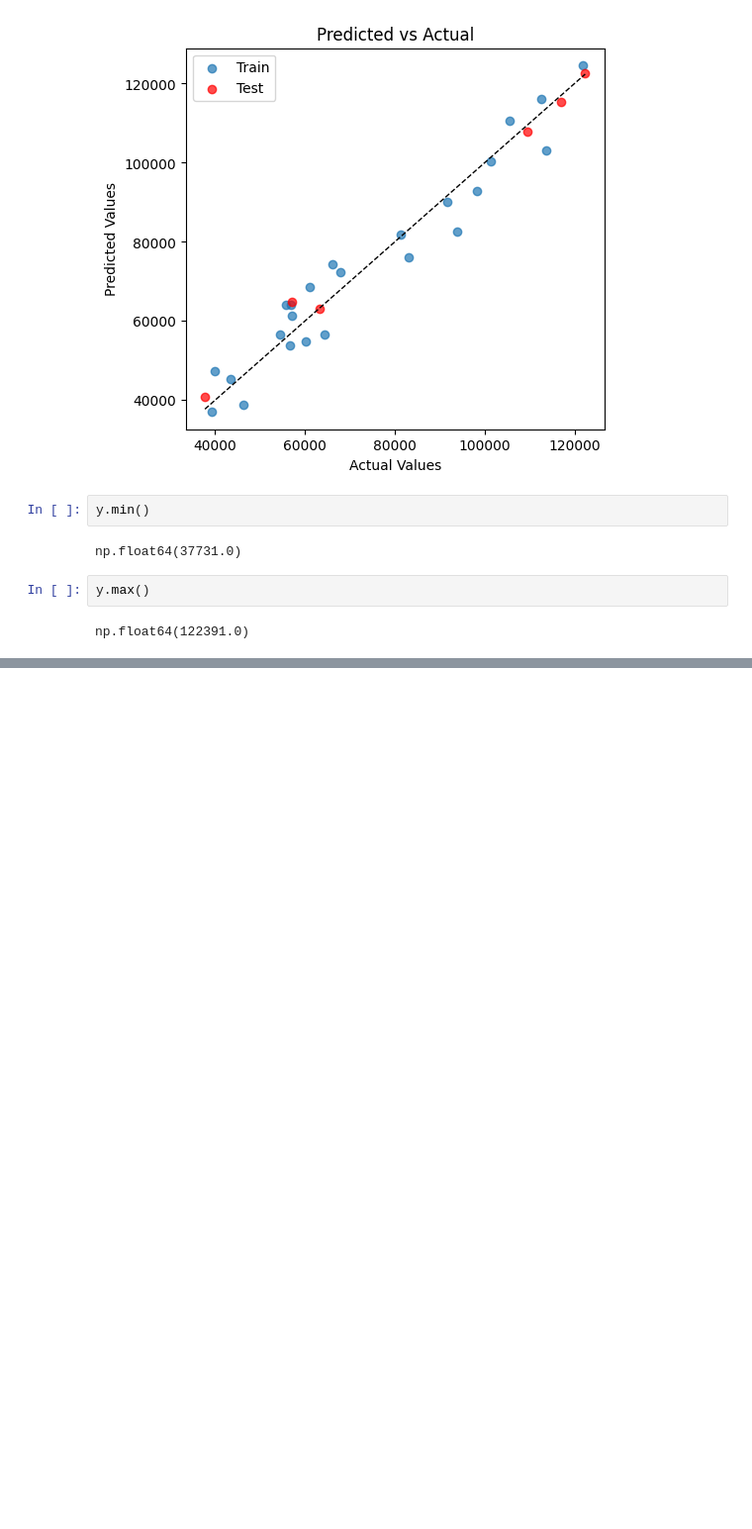
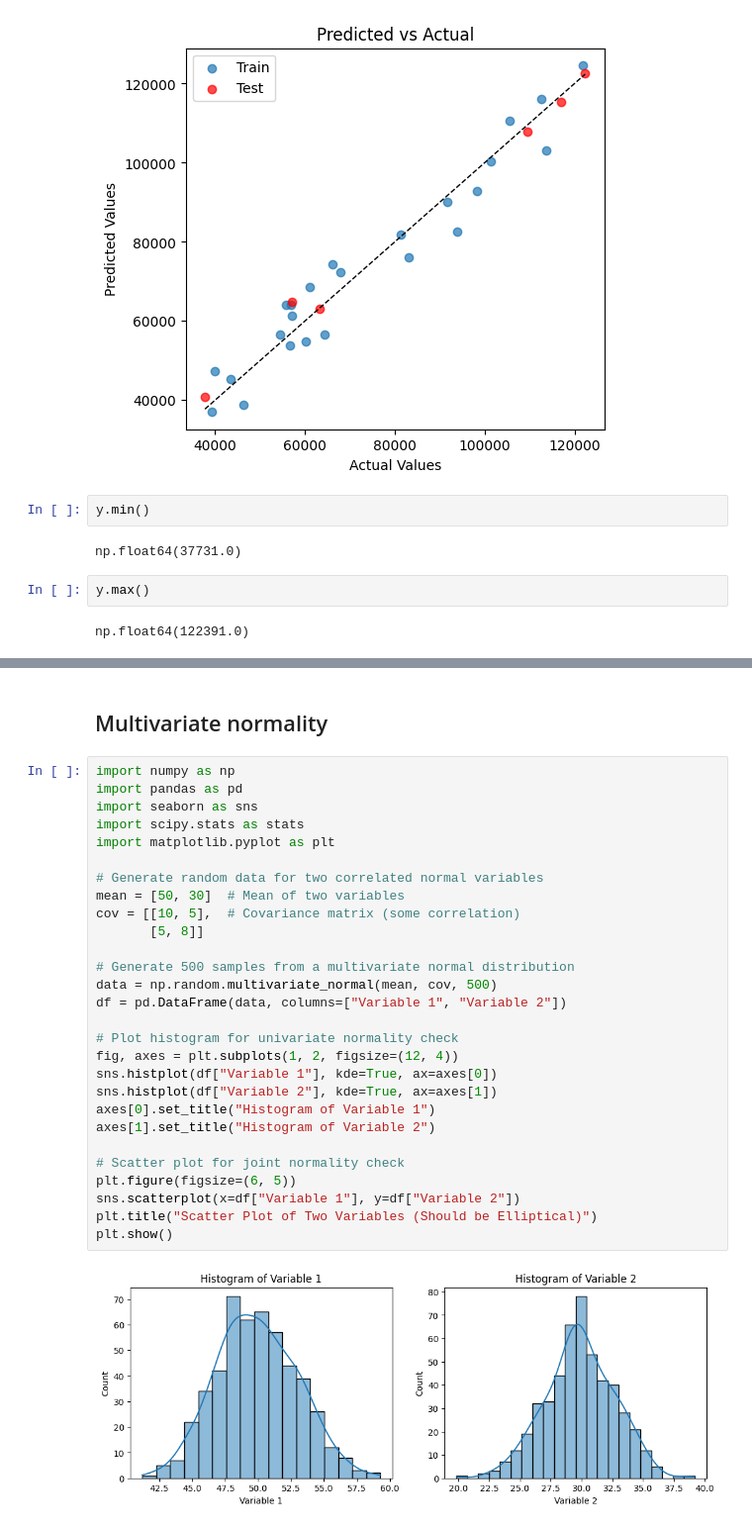
Before and after one commit to naven084k/MachineLearning, a Jupyter notebook: SimpleLinearRegression/SimpleLinearRegression.ipynb, the cells around one changed output, grey strips where cells are left out. Shown at 99% size. Drawn from its saved outputs; the diff is of its cells as text; blank space fills up the shorter version.

```diff
--- a/SimpleLinearRegression/SimpleLinearRegression.ipynb
+++ b/SimpleLinearRegression/SimpleLinearRegression.ipynb
@@ -69,0 +207,32 @@ np.float64(122391.0)
+# %% [markdown]
+## Multivariate normality
+# %%
+import numpy as np
+import pandas as pd
+import seaborn as sns
+import scipy.stats as stats
+import matplotlib.pyplot as plt
+
+# Generate random data for two correlated normal variables
+mean = [50, 30]  # Mean of two variables
+cov = [[10, 5],  # Covariance matrix (some correlation)
+       [5, 8]]
+
+# Generate 500 samples from a multivariate normal distribution
+data = np.random.multivariate_normal(mean, cov, 500)
+df = pd.DataFrame(data, columns=["Variable 1", "Variable 2"])
+
+# Plot histogram for univariate normality check
+fig, axes = plt.subplots(1, 2, figsize=(12, 4))
+sns.histplot(df["Variable 1"], kde=True, ax=axes[0])
+sns.histplot(df["Variable 2"], kde=True, ax=axes[1])
+axes[0].set_title("Histogram of Variable 1")
+axes[1].set_title("Histogram of Variable 2")
+
+# Scatter plot for joint normality check
+plt.figure(figsize=(6, 5))
+sns.scatterplot(x=df["Variable 1"], y=df["Variable 2"])
+plt.title("Scatter Plot of Two Variables (Should be Elliptical)")
+plt.show()
+# %% [output]
+[figure, added]
```
Also changed, not shown: parts of 6 cells of this notebook, 4 other files.
